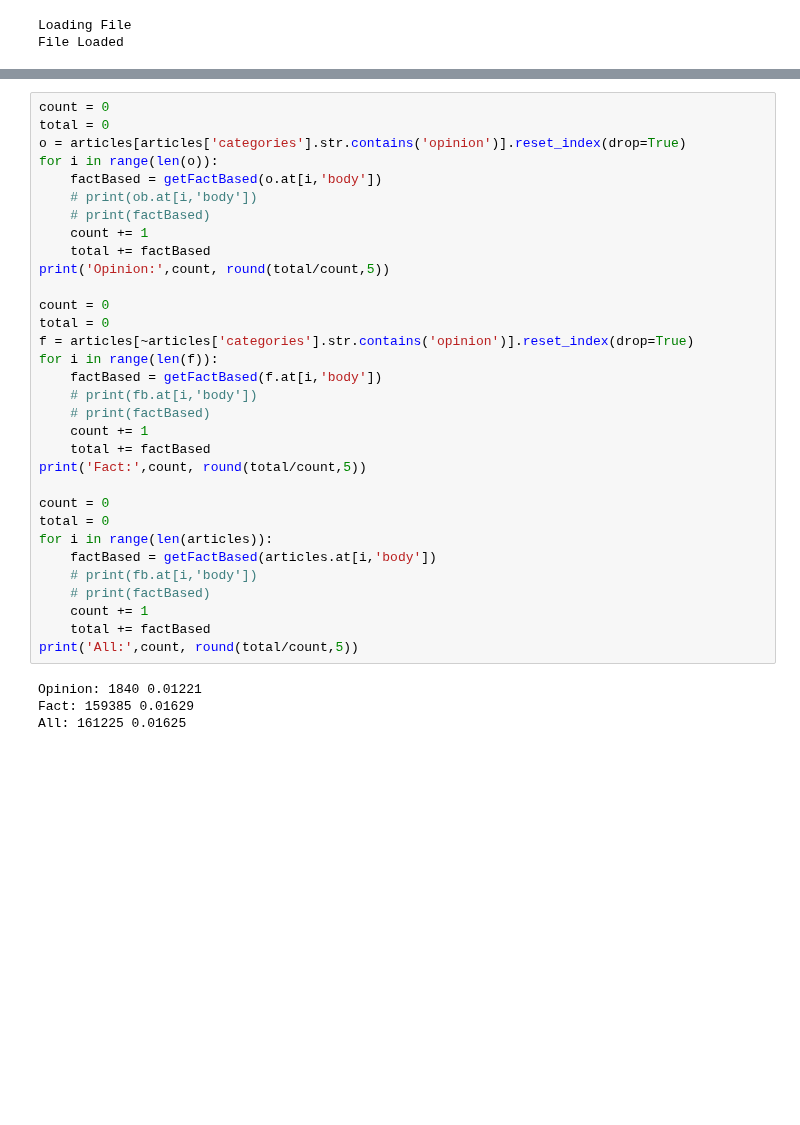
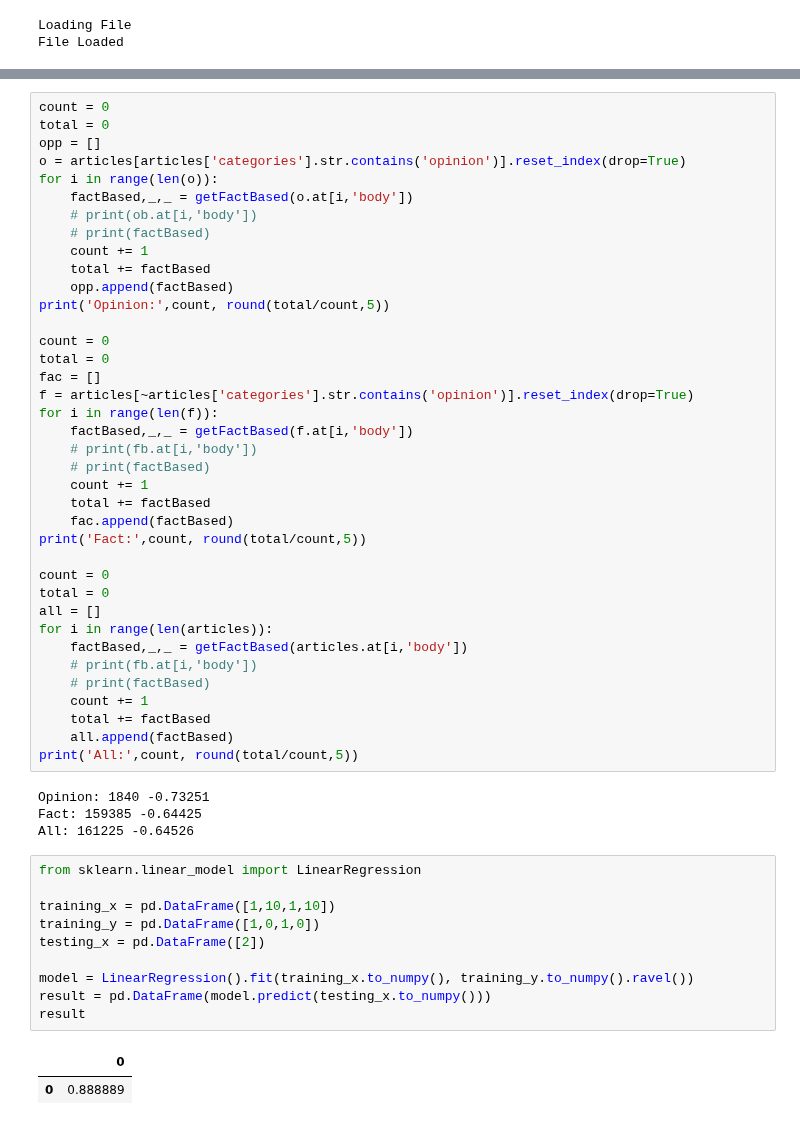
Before and after one commit to TobyBritton1/NewsBiasMapping, a Jupyter notebook: DataAnalysis.ipynb, the cells around one changed output, grey strips where cells are left out. Drawn from its saved outputs; the diff is of its cells as text; blank space fills up the shorter version.

```diff
--- a/DataAnalysis.ipynb
+++ b/DataAnalysis.ipynb
@@ -43,36 +55,55 @@ for i in range(a*2,a*2+2):
 # %%
 count = 0
 total = 0
+opp = []
 o = articles[articles['categories'].str.contains('opinion')].reset_index(drop=True)
 for i in range(len(o)):
-    factBased = getFactBased(o.at[i,'body'])
+    factBased,_,_ = getFactBased(o.at[i,'body'])
     # print(ob.at[i,'body'])
     # print(factBased)
     count += 1
     total += factBased
+    opp.append(factBased)
 print('Opinion:',count, round(total/count,5))
 
 count = 0
 total = 0
+fac = []
 f = articles[~articles['categories'].str.contains('opinion')].reset_index(drop=True)
 for i in range(len(f)):
-    factBased = getFactBased(f.at[i,'body'])
+    factBased,_,_ = getFactBased(f.at[i,'body'])
     # print(fb.at[i,'body'])
     # print(factBased)
     count += 1
     total += factBased
+    fac.append(factBased)
 print('Fact:',count, round(total/count,5))
 
 count = 0
 total = 0
+all = []
 for i in range(len(articles)):
-    factBased = getFactBased(articles.at[i,'body'])
+    factBased,_,_ = getFactBased(articles.at[i,'body'])
     # print(fb.at[i,'body'])
     # print(factBased)
     count += 1
     total += factBased
+    all.append(factBased)
 print('All:',count, round(total/count,5))
 # %% [output]
-Opinion: 1840 0.01221
-Fact: 159385 0.01629
-All: 161225 0.01625
+Opinion: 1840 -0.73251
+Fact: 159385 -0.64425
+All: 161225 -0.64526
+# %%
+from sklearn.linear_model import LinearRegression
+
+training_x = pd.DataFrame([1,10,1,10])
+training_y = pd.DataFrame([1,0,1,0])
+testing_x = pd.DataFrame([2])
+
+model = LinearRegression().fit(training_x.to_numpy(), training_y.to_numpy().ravel())
+result = pd.DataFrame(model.predict(testing_x.to_numpy()))
+result
+# %% [output]
+|  | 0 |
+| 0 | 0.888889 |
```
Also changed, not shown: parts of 3 cells of this notebook, 3 other files.
